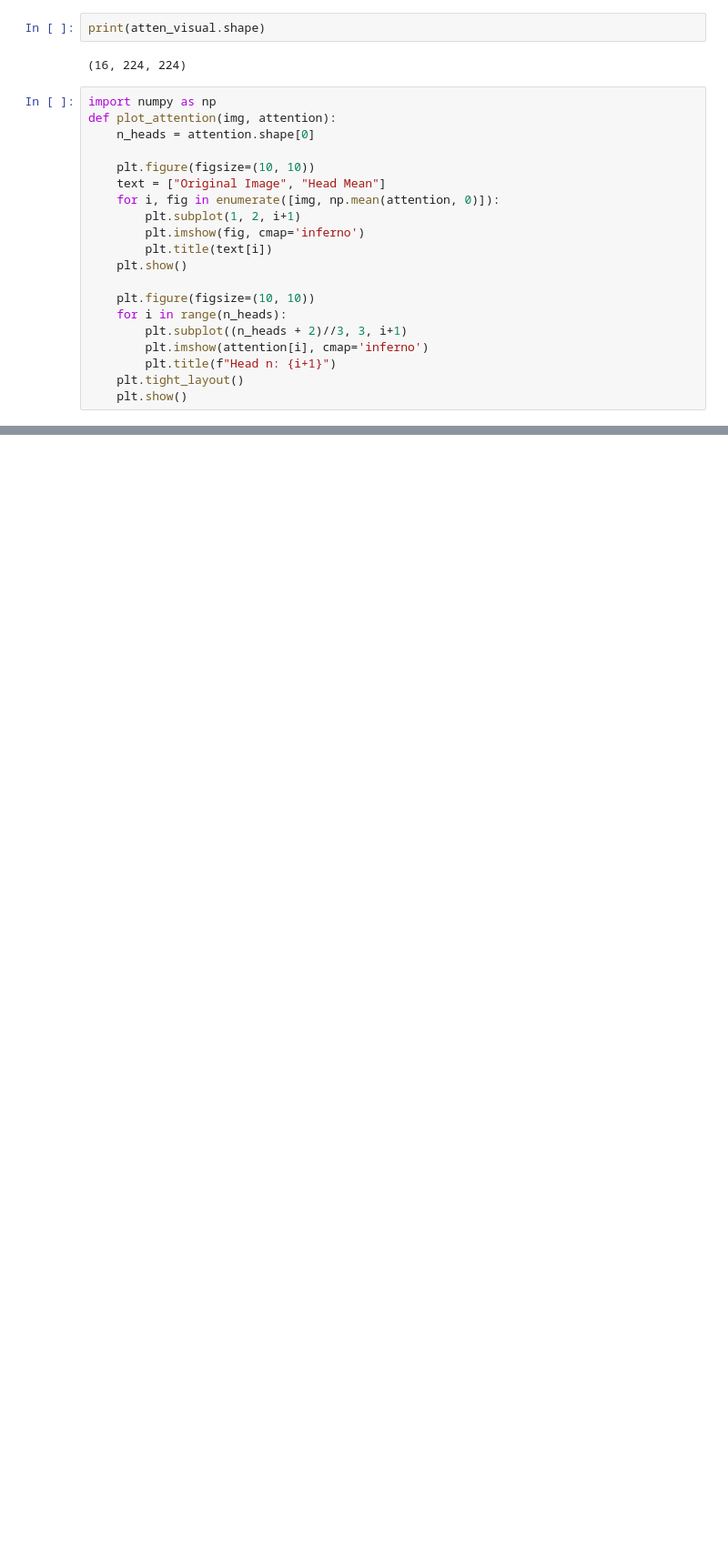
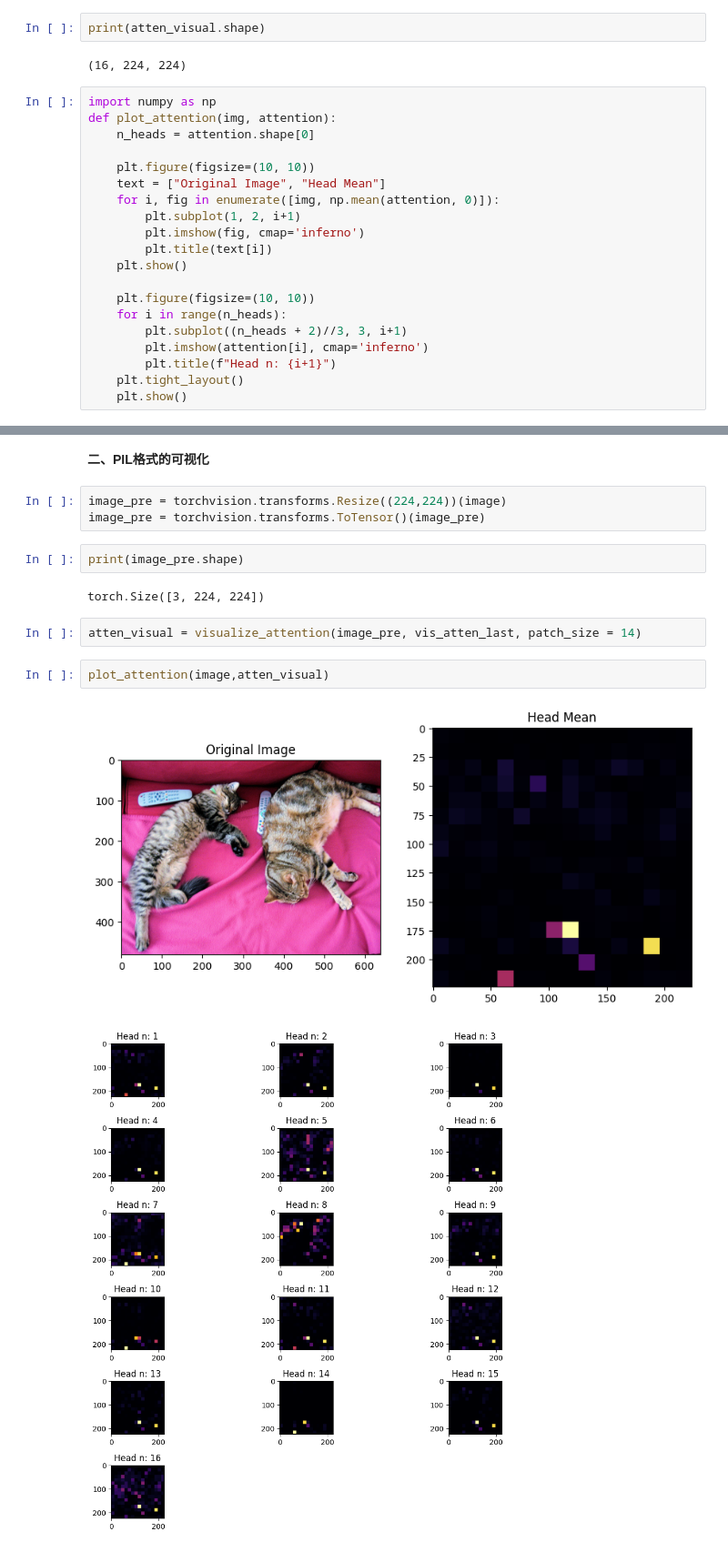
Before and after one commit to cuijunjie18/vit-visualize, a Jupyter notebook: clip-vit-visualize.ipynb, the cells around one changed output, grey strips where cells are left out. Shown at 91% size. Drawn from its saved outputs; the diff is of its cells as text; blank space fills up the shorter version.

```diff
--- a/clip-vit-visualize.ipynb
+++ b/clip-vit-visualize.ipynb
@@ -127,0 +131,16 @@ plot_attention(img_resize.permute(1,2,0),atten_visual)
+# %% [markdown]
+**二、PIL格式的可视化**
+# %%
+image_pre = torchvision.transforms.Resize((224,224))(image)
+image_pre = torchvision.transforms.ToTensor()(image_pre)
+# %%
+print(image_pre.shape)
+# %% [output]
+torch.Size([3, 224, 224])
+# %%
+atten_visual = visualize_attention(image_pre, vis_atten_last, patch_size = 14)
+# %%
+plot_attention(image,atten_visual)
+# %% [output]
+[figure, added]
+[figure, added]
```
Also changed, not shown: parts of 5 cells of this notebook, 9 other files.
